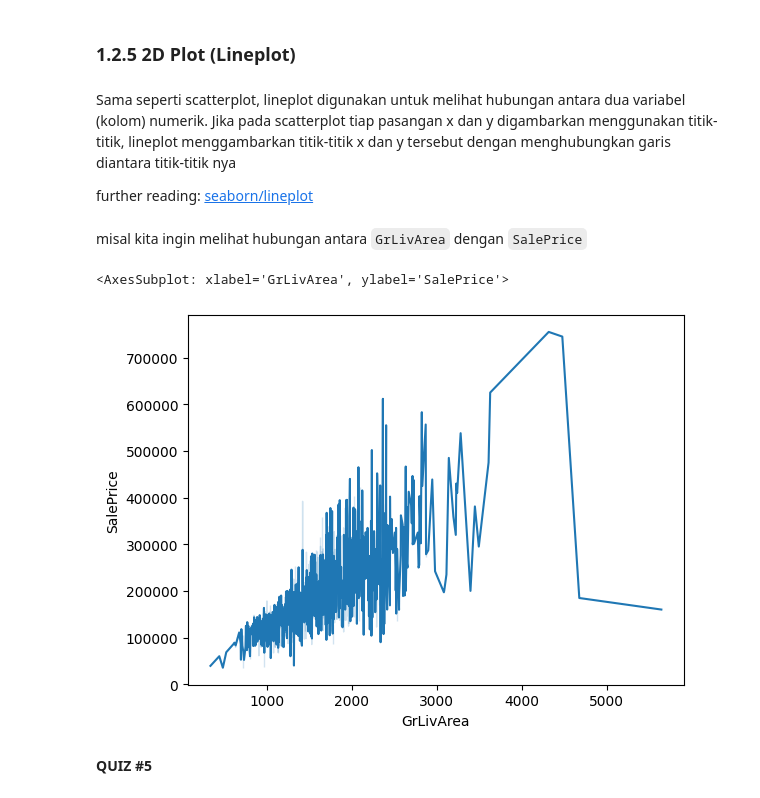
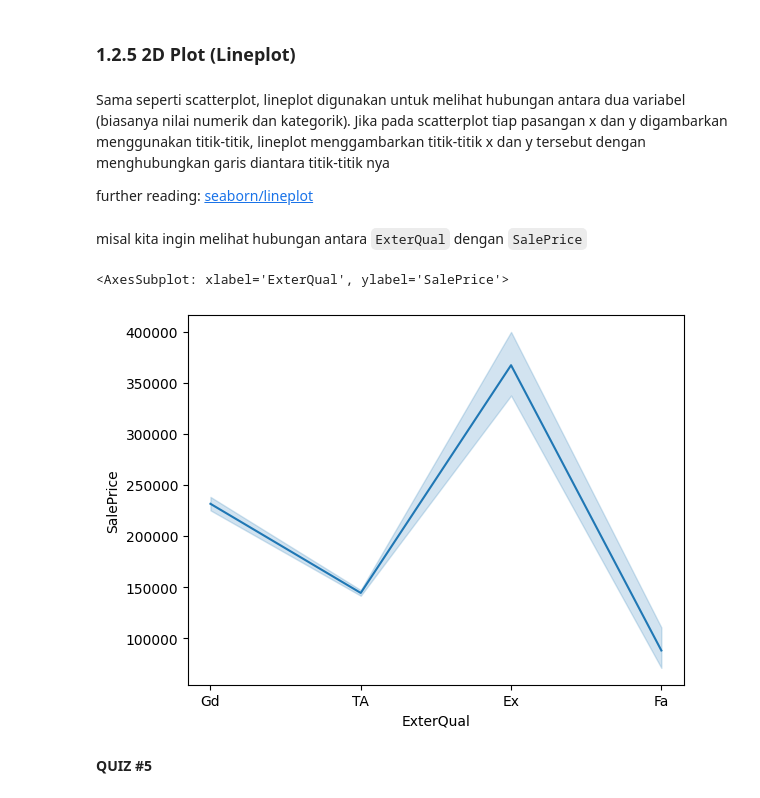
Before and after one commit to romstormy27/contdev_houseprice, a Jupyter notebook: notebooks/video_learning.ipynb, the cells around one changed output. Cells and saved outputs as stored; diff of their text form; code cells hidden in the pictures.

```diff
--- a/notebooks/video_learning.ipynb
+++ b/notebooks/video_learning.ipynb
@@ -263,16 +263,16 @@ lihatlah bentuk sebaran `GrLivArea` berdasarkan kategori pada `Foundation` dan k
 # %% [markdown]
 ### 1.2.5 2D Plot (Lineplot)
 # %% [markdown]
-Sama seperti scatterplot, lineplot digunakan untuk melihat hubungan antara dua variabel (kolom) numerik. Jika pada scatterplot tiap pasangan x dan y digambarkan menggunakan titik-titik, lineplot menggambarkan titik-titik x dan y tersebut dengan menghubungkan garis diantara titik-titik nya
+Sama seperti scatterplot, lineplot digunakan untuk melihat hubungan antara dua variabel (biasanya nilai numerik dan kategorik). Jika pada scatterplot tiap pasangan x dan y digambarkan menggunakan titik-titik, lineplot menggambarkan titik-titik x dan y tersebut dengan menghubungkan garis diantara titik-titik nya
 
 further reading: [seaborn/lineplot](https://seaborn.pydata.org/generated/seaborn.lineplot.html)
 # %% [markdown]
-misal kita ingin melihat hubungan antara `GrLivArea` dengan `SalePrice`
+misal kita ingin melihat hubungan antara `ExterQual` dengan `SalePrice`
 # %%
-sns.lineplot(data=df, x="GrLivArea", y="SalePrice")
+sns.lineplot(data=df, x="ExterQual", y="SalePrice")
 # %% [output]
-<AxesSubplot: xlabel='GrLivArea', ylabel='SalePrice'>
+<AxesSubplot: xlabel='ExterQual', ylabel='SalePrice'>
-[figure, old version]
+[figure, new version]
 # %% [markdown]
 **QUIZ #5**
 # %% [markdown]
```
Also changed, not shown: parts of 46 cells of this notebook, 1 other file.
